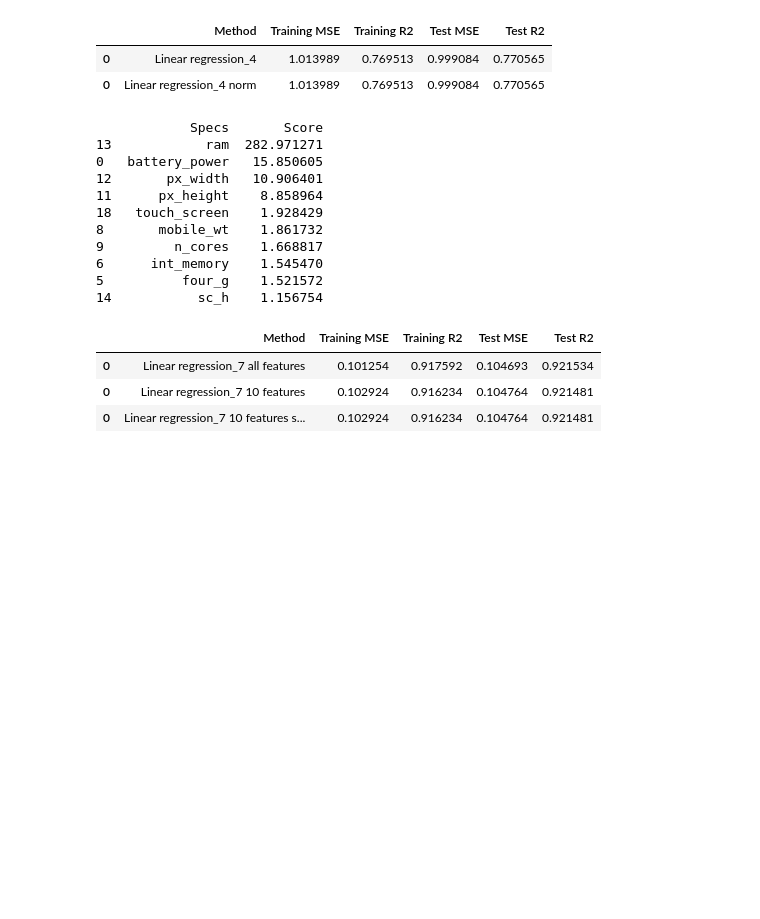
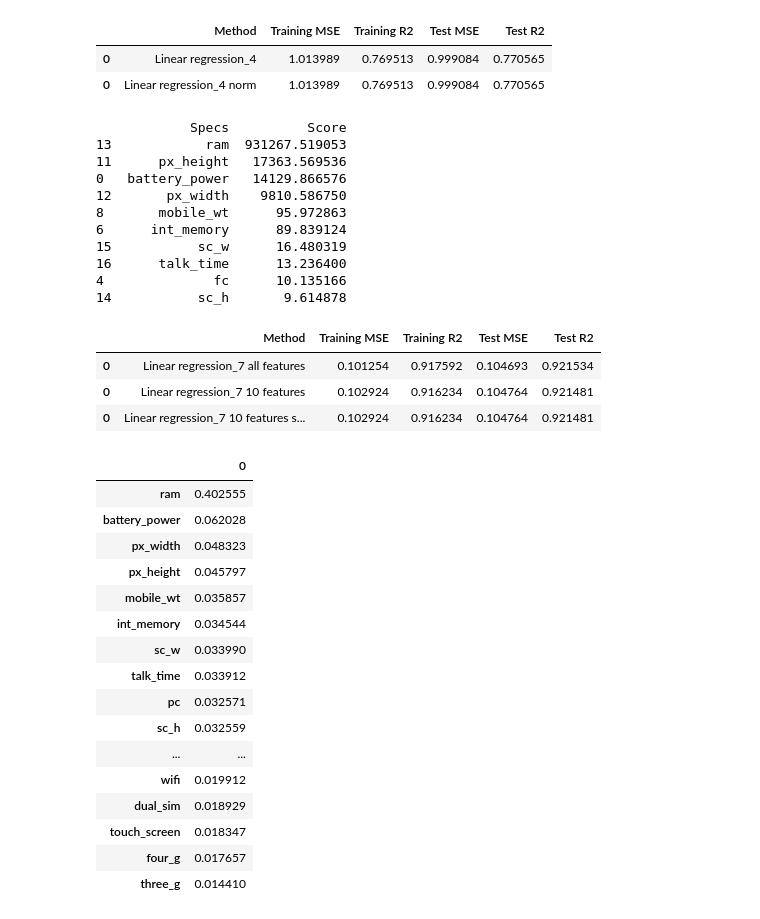
Before and after one commit to dshvedchenko/chnu_ml_544m, a Jupyter notebook: feature_selection.p1/fir.ipynb, the cells around one changed output. Drawn from its saved outputs; the diff is of its cells as text; code cells hidden in the pictures; blank space fills up the shorter version.

```diff
--- a/feature_selection.p1/fir.ipynb
+++ b/feature_selection.p1/fir.ipynb
@@ -189,25 +189,25 @@ data_fs = pd.read_csv("../data/mobile_price_classification_train.csv",
 X_7_src = data_fs.iloc[:, 0:20]
 y_7 = data_fs.iloc[:, -1]
 good_ft = SelectKBest(score_func=chi2, k = 10)
-fit = good_ft.fit(X_7, y_7)
+fit = good_ft.fit(X_7_src, y_7)
 dfscores = pd.DataFrame(fit.scores_)
-dfcolumns = pd.DataFrame(X_7.columns)
+dfcolumns = pd.DataFrame(X_7_src.columns)
 
 featureScores = pd.concat([dfcolumns, dfscores], axis=1)
 featureScores.columns = ['Specs', 'Score']
 print(featureScores.nlargest(10, 'Score'))
 # %% [output]
-            Specs       Score
-13            ram  282.971271
-0   battery_power   15.850605
-12       px_width   10.906401
-11      px_height    8.858964
-18   touch_screen    1.928429
-8       mobile_wt    1.861732
-9         n_cores    1.668817
-6      int_memory    1.545470
-5          four_g    1.521572
-14           sc_h    1.156754
+            Specs          Score
+13            ram  931267.519053
+11      px_height   17363.569536
+0   battery_power   14129.866576
+12       px_width    9810.586750
+8       mobile_wt      95.972863
+6      int_memory      89.839124
+15           sc_w      16.480319
+16      talk_time      13.236400
+4              fc      10.135166
+14           sc_h       9.614878
 # %%
 # 8.Побудувати будь-яку з відомих вам моделей на основі початкових та перетворених даних
 from sklearn.linear_model import LinearRegression
@@ -266,10 +266,30 @@ lr_7
 # %%
 # 9.Здійснити ітеративний відбір ознак (стовпців). Вивести ознаки, що були відібрані.
 from sklearn.ensemble import ExtraTreesClassifier
 
 imp_model = ExtraTreesClassifier()
-imp_model.fit(X_7, y_7)
+imp_model.fit(X_7_src, y_7)
 ft7_imp = pd.DataFrame(imp_model.feature_importances_, X_7.columns)
 ft7_imp
+ft7_imp.sort_values([0], inplace=True, ascending=False)
+ft7_imp
+# %% [output]
+|  | 0 |
+| ram | 0.402555 |
+| battery_power | 0.062028 |
+| px_width | 0.048323 |
+| px_height | 0.045797 |
+| mobile_wt | 0.035857 |
+| int_memory | 0.034544 |
+| sc_w | 0.033990 |
+| talk_time | 0.033912 |
+| pc | 0.032571 |
+| sc_h | 0.032559 |
+| ... | ... |
+| wifi | 0.019912 |
+| dual_sim | 0.018929 |
+| touch_screen | 0.018347 |
+| four_g | 0.017657 |
+| three_g | 0.014410 |
 # %%
 # 10.Побудувати будь-яку з відомих вам моделей на основі початкових та перетворених дани
```
Also changed, not shown: parts of 1 cell of this notebook.
